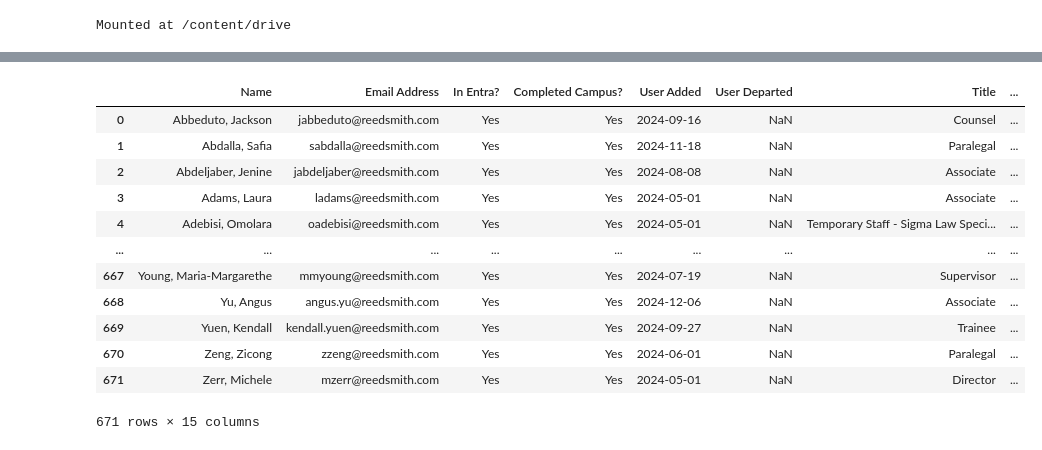
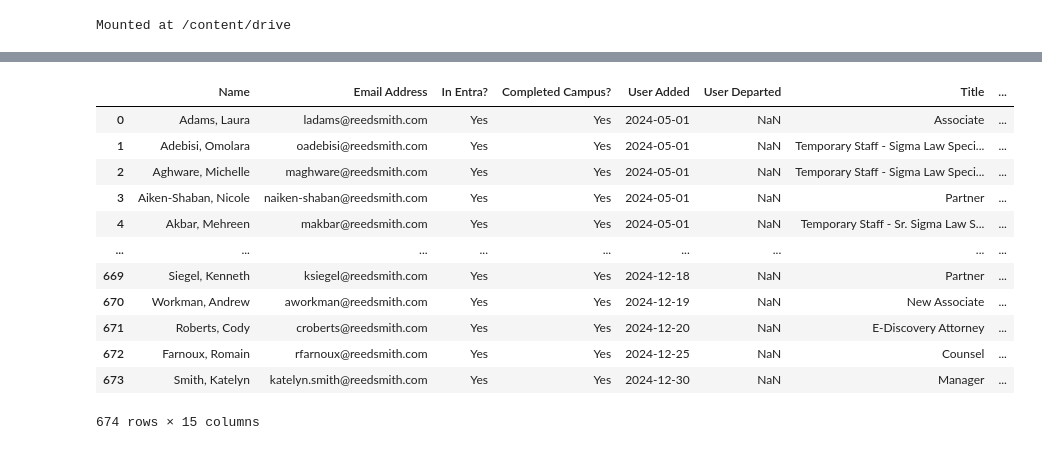
Before and after one commit to RERobbins/harvey_training_initiative, a Jupyter notebook: all_associates_training.ipynb, the cells around one changed output, grey strips where cells are left out. Saved outputs shown, nothing was run; the diff lists cells and outputs as text; code cells hidden in the pictures.

```diff
--- a/all_associates_training.ipynb
+++ b/all_associates_training.ipynb
@@ -30,19 +30,19 @@ associates
 # %%
-trained = pd.read_excel("2024-12-21 -- Generative AI Users Aug 2024.xlsx", sheet_name="SSO - Start March 29", skiprows=1,)
+trained = pd.read_excel("Generative AI Users Aug 2024.xlsx", sheet_name="SSO - Start March 29", skiprows=1,)
 trained["Email Address"] = trained["Email Address"].str.strip().str.lower()
 trained = trained.drop_duplicates(subset=["Email Address"], keep="last")
 trained
 # %% [output]
 |  | Name | Email Address | In Entra? | Completed Campus? | User Added | User Departed | Title | ... |
-| 0 | Abbeduto, Jackson | jabbeduto@reedsmith.com | Yes | Yes | 2024-09-16 | NaN | Counsel | ... |
-| 1 | Abdalla, Safia | sabdalla@reedsmith.com | Yes | Yes | 2024-11-18 | NaN | Paralegal | ... |
-| 2 | Abdeljaber, Jenine | jabdeljaber@reedsmith.com | Yes | Yes | 2024-08-08 | NaN | Associate | ... |
-| 3 | Adams, Laura | ladams@reedsmith.com | Yes | Yes | 2024-05-01 | NaN | Associate | ... |
-| 4 | Adebisi, Omolara | oadebisi@reedsmith.com | Yes | Yes | 2024-05-01 | NaN | Temporary Staff - Sigma Law Speci... | ... |
+| 0 | Adams, Laura | ladams@reedsmith.com | Yes | Yes | 2024-05-01 | NaN | Associate | ... |
+| 1 | Adebisi, Omolara | oadebisi@reedsmith.com | Yes | Yes | 2024-05-01 | NaN | Temporary Staff - Sigma Law Speci... | ... |
+| 2 | Aghware, Michelle | maghware@reedsmith.com | Yes | Yes | 2024-05-01 | NaN | Temporary Staff - Sigma Law Speci... | ... |
+| 3 | Aiken-Shaban, Nicole | naiken-shaban@reedsmith.com | Yes | Yes | 2024-05-01 | NaN | Partner | ... |
+| 4 | Akbar, Mehreen | makbar@reedsmith.com | Yes | Yes | 2024-05-01 | NaN | Temporary Staff - Sr. Sigma Law S... | ... |
 | ... | ... | ... | ... | ... | ... | ... | ... | ... |
-| 667 | Young, Maria-Margarethe | mmyoung@reedsmith.com | Yes | Yes | 2024-07-19 | NaN | Supervisor | ... |
-| 668 | Yu, Angus | angus.yu@reedsmith.com | Yes | Yes | 2024-12-06 | NaN | Associate | ... |
-| 669 | Yuen, Kendall | kendall.yuen@reedsmith.com | Yes | Yes | 2024-09-27 | NaN | Trainee | ... |
-| 670 | Zeng, Zicong | zzeng@reedsmith.com | Yes | Yes | 2024-06-01 | NaN | Paralegal | ... |
-| 671 | Zerr, Michele | mzerr@reedsmith.com | Yes | Yes | 2024-05-01 | NaN | Director | ... |
+| 669 | Siegel, Kenneth | ksiegel@reedsmith.com | Yes | Yes | 2024-12-18 | NaN | Partner | ... |
+| 670 | Workman, Andrew | aworkman@reedsmith.com | Yes | Yes | 2024-12-19 | NaN | New Associate | ... |
+| 671 | Roberts, Cody | croberts@reedsmith.com | Yes | Yes | 2024-12-20 | NaN | E-Discovery Attorney | ... |
+| 672 | Farnoux, Romain | rfarnoux@reedsmith.com | Yes | Yes | 2024-12-25 | NaN | Counsel | ... |
+| 673 | Smith, Katelyn | katelyn.smith@reedsmith.com | Yes | Yes | 2024-12-30 | NaN | Manager | ... |
-671 rows × 15 columns
+674 rows × 15 columns
```
Also changed, not shown: parts of 18 cells of this notebook, 12 other files.
